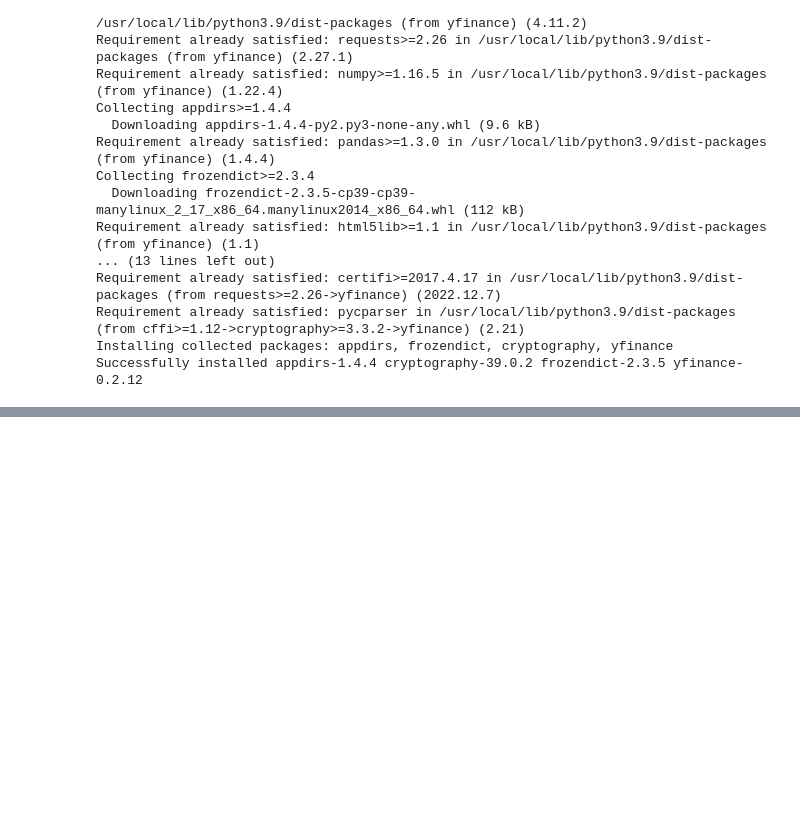
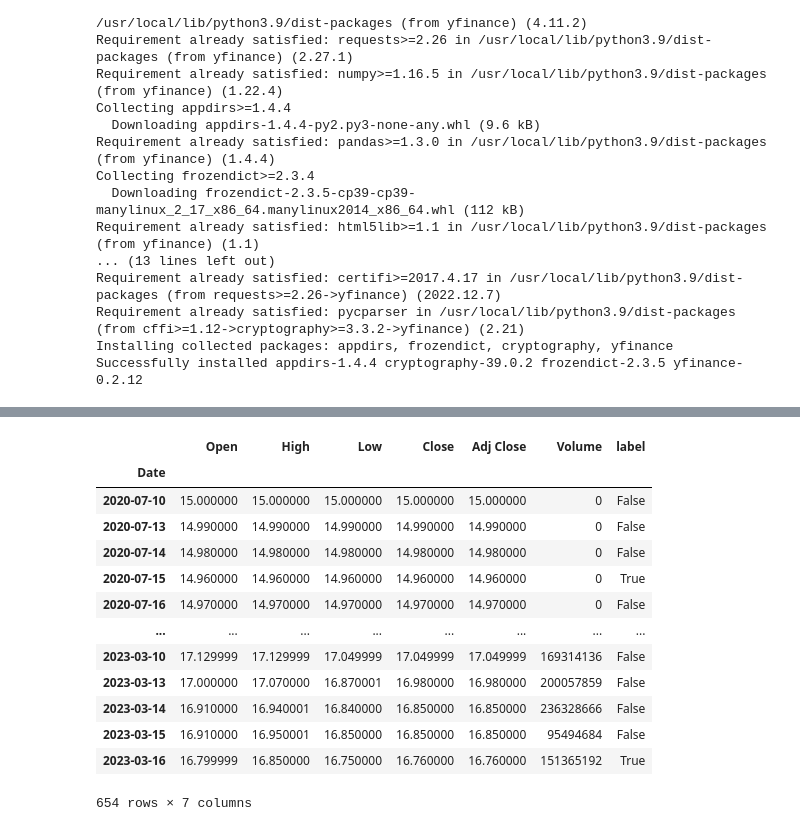
Before and after one commit to JYRUS19/20230205-Python, a Jupyter notebook: 20230318.ipynb, the cells around one changed output, grey strips where cells are left out. Drawn from its saved outputs; the diff is of its cells as text; code cells hidden in the pictures; blank space fills up the shorter version.

```diff
--- a/20230318.ipynb
+++ b/20230318.ipynb
@@ -189,0 +419,17 @@ To create a public link, set `share=True` in `launch()`.
+# %%
+df.drop("2023-03-17")
+# %% [output]
+|  | Open | High | Low | Close | Adj Close | Volume | label |
+| Date |  |  |  |  |  |  |  |
+| 2020-07-10 | 15.000000 | 15.000000 | 15.000000 | 15.000000 | 15.000000 | 0 | False |
+| 2020-07-13 | 14.990000 | 14.990000 | 14.990000 | 14.990000 | 14.990000 | 0 | False |
+| 2020-07-14 | 14.980000 | 14.980000 | 14.980000 | 14.980000 | 14.980000 | 0 | False |
+| 2020-07-15 | 14.960000 | 14.960000 | 14.960000 | 14.960000 | 14.960000 | 0 | True |
+| 2020-07-16 | 14.970000 | 14.970000 | 14.970000 | 14.970000 | 14.970000 | 0 | False |
+| ... | ... | ... | ... | ... | ... | ... | ... |
+| 2023-03-10 | 17.129999 | 17.129999 | 17.049999 | 17.049999 | 17.049999 | 169314136 | False |
+| 2023-03-13 | 17.000000 | 17.070000 | 16.870001 | 16.980000 | 16.980000 | 200057859 | False |
+| 2023-03-14 | 16.910000 | 16.940001 | 16.840000 | 16.850000 | 16.850000 | 236328666 | False |
+| 2023-03-15 | 16.910000 | 16.950001 | 16.850000 | 16.850000 | 16.850000 | 95494684 | False |
+| 2023-03-16 | 16.799999 | 16.850000 | 16.750000 | 16.760000 | 16.760000 | 151365192 | True |
+654 rows × 7 columns
```
Also changed, not shown: parts of 74 cells of this notebook.
